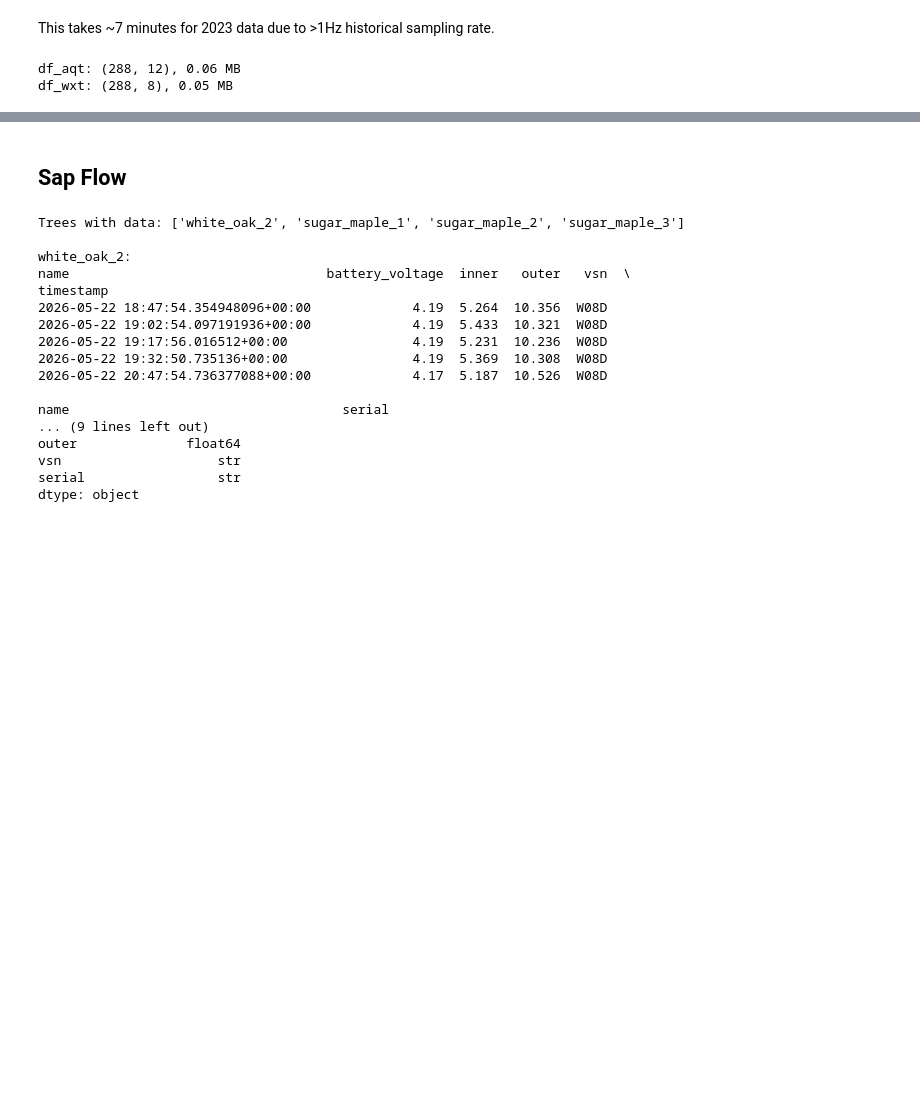
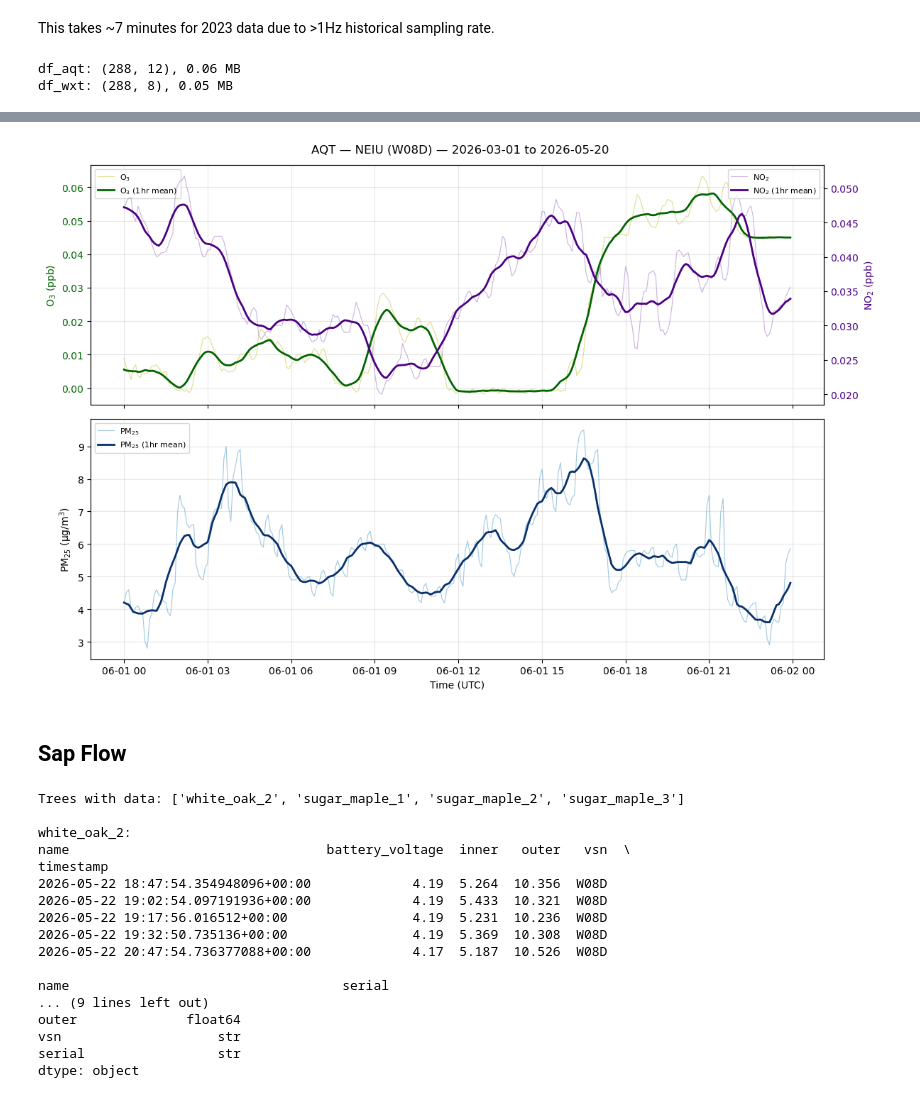
Before and after one commit to gregorywanderson/crocus, a Jupyter notebook: crocus_data_access.ipynb, the cells around one changed output, grey strips where cells are left out. Saved outputs shown, nothing was run; the diff lists cells and outputs as text; code cells hidden in the pictures; blank space fills up the shorter version.

```diff
--- a/crocus_data_access.ipynb
+++ b/crocus_data_access.ipynb
@@ -202,3 +255,45 @@ df_wxt: (288, 8), 0.05 MB
+# %%
+fig, (ax1, ax2) = plt.subplots(2, 1, figsize=(12, 8), sharex=True)
+
+# --- Panel 1: O3 and NO2 ---
+ax1.plot(df_aqt.index, df_aqt['o3'],
+         color='tab:olive', linewidth=0.8, alpha=0.5, label='O$_3$')
+ax1.plot(df_aqt.index,
+         df_aqt['o3'].rolling('60min', center=True).mean(),
+         color='darkgreen', linewidth=2, label='O$_3$ (1hr mean)')
+ax1.set_ylabel('O$_3$ (ppb)', color='darkgreen')
+ax1.tick_params(axis='y', labelcolor='darkgreen')
+ax1.grid(True, alpha=0.3)
+
+ax1b = ax1.twinx()
+ax1b.plot(df_aqt.index, df_aqt['no2'],
+          color='tab:purple', linewidth=0.8, alpha=0.5, label='NO$_2$')
+ax1b.plot(df_aqt.index,
+          df_aqt['no2'].rolling('60min', center=True).mean(),
+          color='indigo', linewidth=2, label='NO$_2$ (1hr mean)')
+ax1b.set_ylabel('NO$_2$ (ppb)', color='indigo')
+ax1b.tick_params(axis='y', labelcolor='indigo')
+
+ax1.legend(loc='upper left', fontsize=8)
+ax1b.legend(loc='upper right', fontsize=8)
+
+# --- Panel 2: PM2.5 ---
+ax2.plot(df_aqt.index, df_aqt['pm25'],
+         color='#4393c3', linewidth=0.8, alpha=0.5, label='PM$_{25}$')
+ax2.plot(df_aqt.index,
+         df_aqt['pm25'].rolling('60min', center=True).mean(),
+         color='#08306b', linewidth=2, label='PM$_{25}$ (1hr mean)')
+ax2.set_ylabel('PM$_{25}$ (µg/m$^3$)')
+ax2.set_xlabel('Time (UTC)')
+ax2.legend(loc='upper left', fontsize=8)
+ax2.grid(True, alpha=0.3)
+
+fig.suptitle(f'AQT — {SITE_NAME[VSN]} ({VSN}) — {START} to {END}',
+             fontsize=12)
+fig.tight_layout()
+plt.show()
+# %% [output]
+[figure, added]
 # %% [markdown]
 ## Sap Flow
 # %%
```
Also changed, not shown: parts of 7 cells of this notebook.
